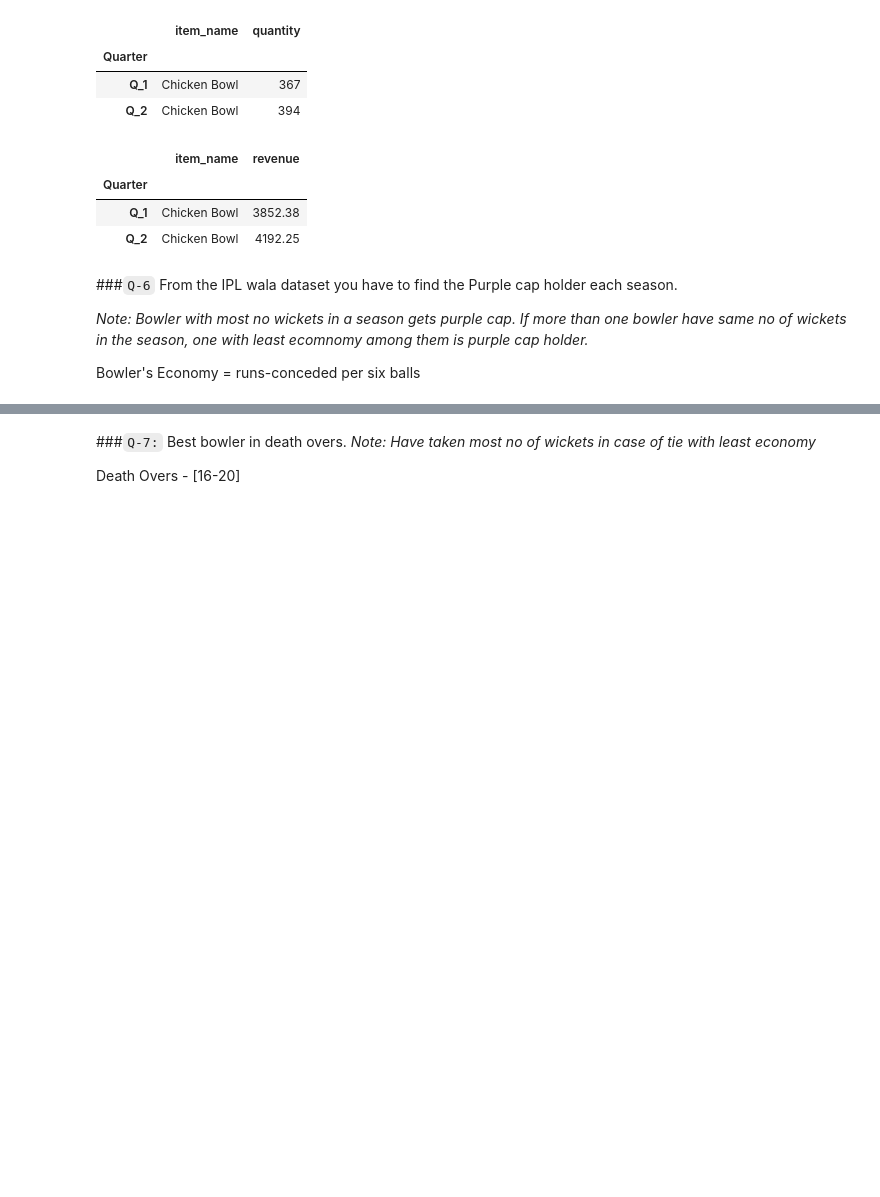
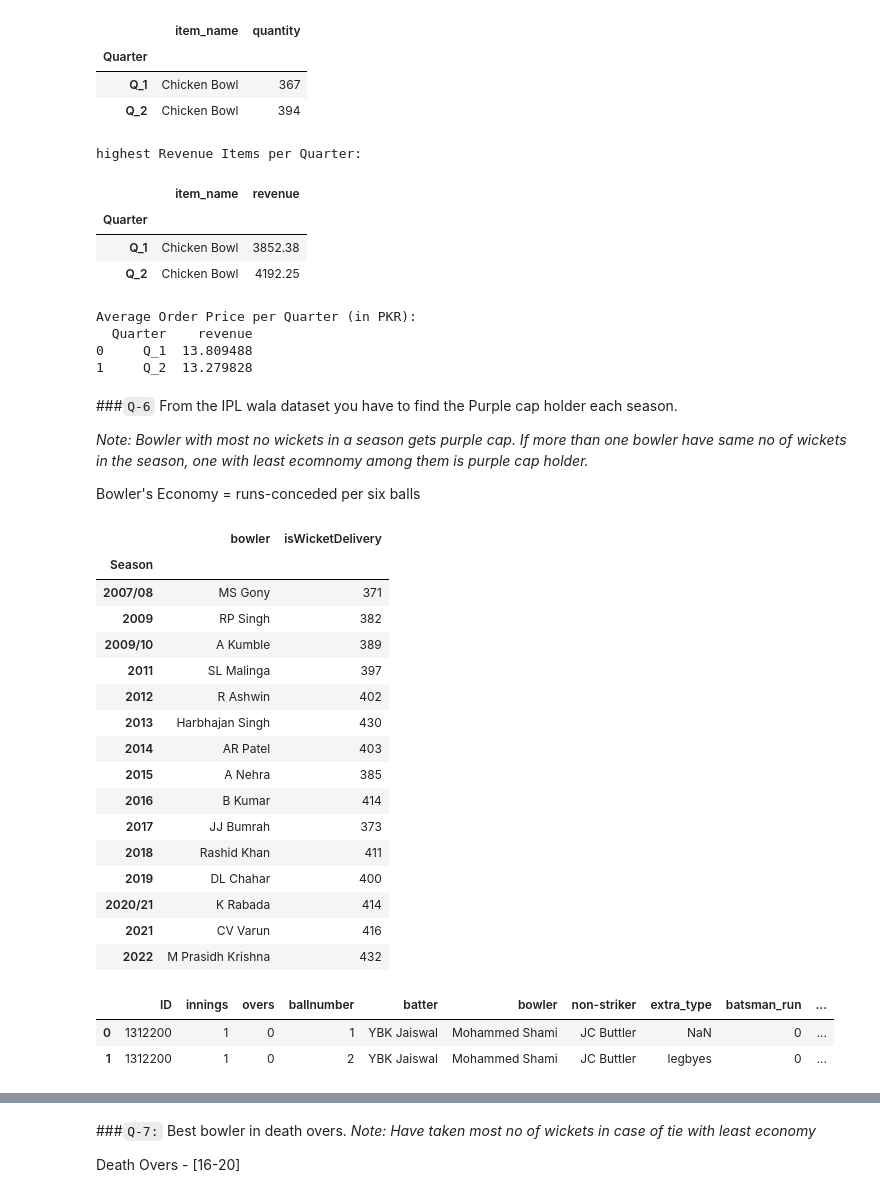
Before and after one commit to iqraghori/Data-science, a Jupyter notebook: Pandas_practice/merging_joining.ipynb, the cells around one changed output, grey strips where cells are left out. Cells and saved outputs as stored; diff of their text form; code cells hidden in the pictures; blank space fills up the shorter version.

```diff
--- a/Pandas_practice/merging_joining.ipynb
+++ b/Pandas_practice/merging_joining.ipynb
@@ -86,14 +88,33 @@ df.groupby(['Quarter','item_name'])['quantity'].sum().reset_index().sort_values(
 # %%
 # products made most revenue in each qaurter
 #revenue
-df['item_price'] = df['item_price'].str.strip().str.replace('$','').astype(float)
+
 df['revenue'] = df['item_price']* df['quantity']
+print("highest Revenue Items per Quarter:")
 df.groupby(['Quarter','item_name'])['revenue'].sum().reset_index().sort_values(['revenue'],ascending=False).groupby('Quarter').first()
 # %% [output]
+highest Revenue Items per Quarter:
 |  | item_name | revenue |
 | Quarter |  |  |
 | Q_1 | Chicken Bowl | 3852.38 |
 | Q_2 | Chicken Bowl | 4192.25 |
+# %%
+#avg order price of each quarter
+order_totals = df.groupby(['Quarter','order_id'])['revenue'].sum().reset_index()
+
+avg_order_price = (
+    order_totals
+    .groupby('Quarter')['revenue']
+    .mean()
+    .reset_index()
+)
+print("Average Order Price per Quarter (in PKR):")
+print(avg_order_price)
+# %% [output]
+Average Order Price per Quarter (in PKR):
+  Quarter    revenue
+0     Q_1  13.809488
+1     Q_2  13.279828
 # %% [markdown]
 ###`Q-6` From the IPL wala dataset you have to find the Purple cap holder each season.
 
@@ -104,0 +124,32 @@ Bowler's Economy = runs-conceded per six balls
+# %%
+# code here
+ipl_ball_by_ball = pd.read_csv("data/IPL_Ball_by_Ball_2008_2022.csv")
+ipl_match = pd.read_csv("data/IPL_Matches_2008_2022.csv")
+ipl_deliveries = pd.read_csv("data/ipl_deliveries.csv")
+# %%
+df_ipl = ipl_ball_by_ball.merge(ipl_match,how="inner",on="ID")
+df_ipl.groupby(['Season','bowler'])['isWicketDelivery'].count().sort_values(ascending=False).reset_index().groupby('Season').first()
+# %% [output]
+|  | bowler | isWicketDelivery |
+| Season |  |  |
+| 2007/08 | MS Gony | 371 |
+| 2009 | RP Singh | 382 |
+| 2009/10 | A Kumble | 389 |
+| 2011 | SL Malinga | 397 |
+| 2012 | R Ashwin | 402 |
+| 2013 | Harbhajan Singh | 430 |
+| 2014 | AR Patel | 403 |
+| 2015 | A Nehra | 385 |
+| 2016 | B Kumar | 414 |
+| 2017 | JJ Bumrah | 373 |
+| 2018 | Rashid Khan | 411 |
+| 2019 | DL Chahar | 400 |
+| 2020/21 | K Rabada | 414 |
+| 2021 | CV Varun | 416 |
+| 2022 | M Prasidh Krishna | 432 |
+# %%
+ipl_ball_by_ball.head(2)
+# %% [output]
+|  | ID | innings | overs | ballnumber | batter | bowler | non-striker | extra_type | batsman_run | ... |
+| 0 | 1312200 | 1 | 0 | 1 | YBK Jaiswal | Mohammed Shami | JC Buttler | NaN | 0 | ... |
+| 1 | 1312200 | 1 | 0 | 2 | YBK Jaiswal | Mohammed Shami | JC Buttler | legbyes | 0 | ... |
```
Also changed, not shown: parts of 4 cells of this notebook.
